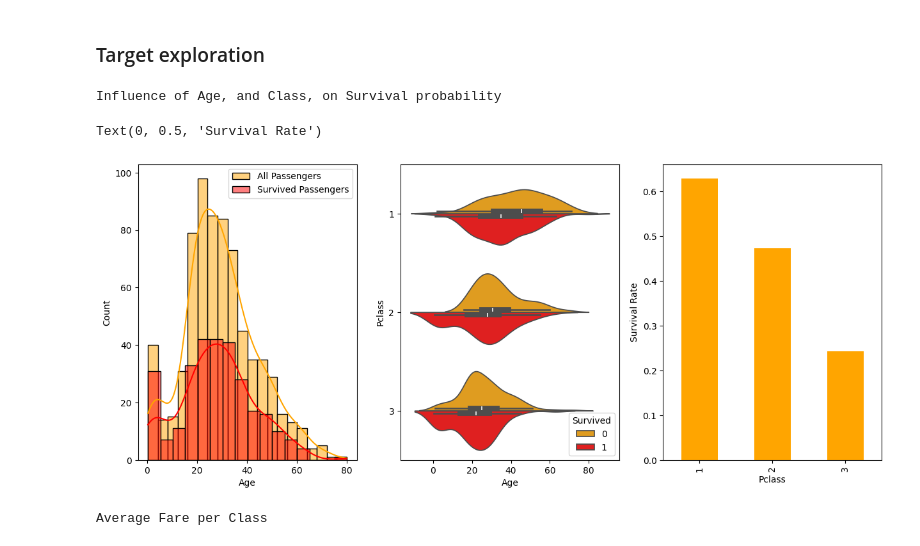
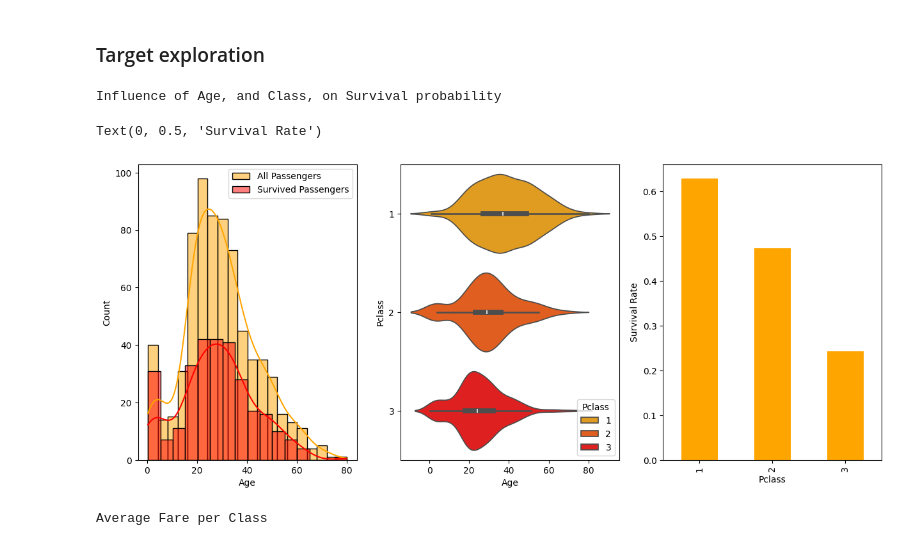
Before and after one commit to GabrielBifano/KaggleSubmissions, a Jupyter notebook: Titanic/script_stack.ipynb, the cells around one changed output. Cells and saved outputs as stored; diff of their text form; code cells hidden in the pictures.

```diff
--- a/Titanic/script_stack.ipynb
+++ b/Titanic/script_stack.ipynb
@@ -104,22 +104,22 @@ The nan values are so prevalent, that the entries cannot be simply deleted from
 # %%
 # Filter the survived and non-survived passengers
 
 fig, ax = plt.subplots(1, 3, figsize=(15, 6))
 print(colored(f'Influence of Age, and Class, on Survival probability\n', color='green', attrs=['bold']))
 
 _ = raw_train[['Age', 'Survived', 'Pclass']]
 _ = _[_['Survived'] == 1]
 
 sns.histplot(data=raw_train, x='Age', kde=True, color='orange', ax=ax[0], label='All Passengers')
 sns.histplot(data=_, x='Age', kde=True, color='red', ax=ax[0], label='Survived Passengers')
 ax[0].legend()
-sns.violinplot(data=raw_train, x='Age', y='Pclass', palette='blend:orange,red', hue='Survived', split=True, ax=ax[1], orient='h')
+sns.violinplot(data=raw_train, x='Age', y='Pclass', palette='blend:orange,red', hue='Pclass', ax=ax[1], orient='h')
 
 _ = raw_train.groupby('Pclass')['Survived'].mean()
 ax[2] = _.plot.bar(color='orange')
 ax[2].set_ylabel('Survival Rate')
 # %% [output]
 Influence of Age, and Class, on Survival probability
 Text(0, 0.5, 'Survival Rate')
-[figure, old version]
+[figure, new version]
 # %%
```
Also changed, not shown: parts of 14 cells of this notebook.
